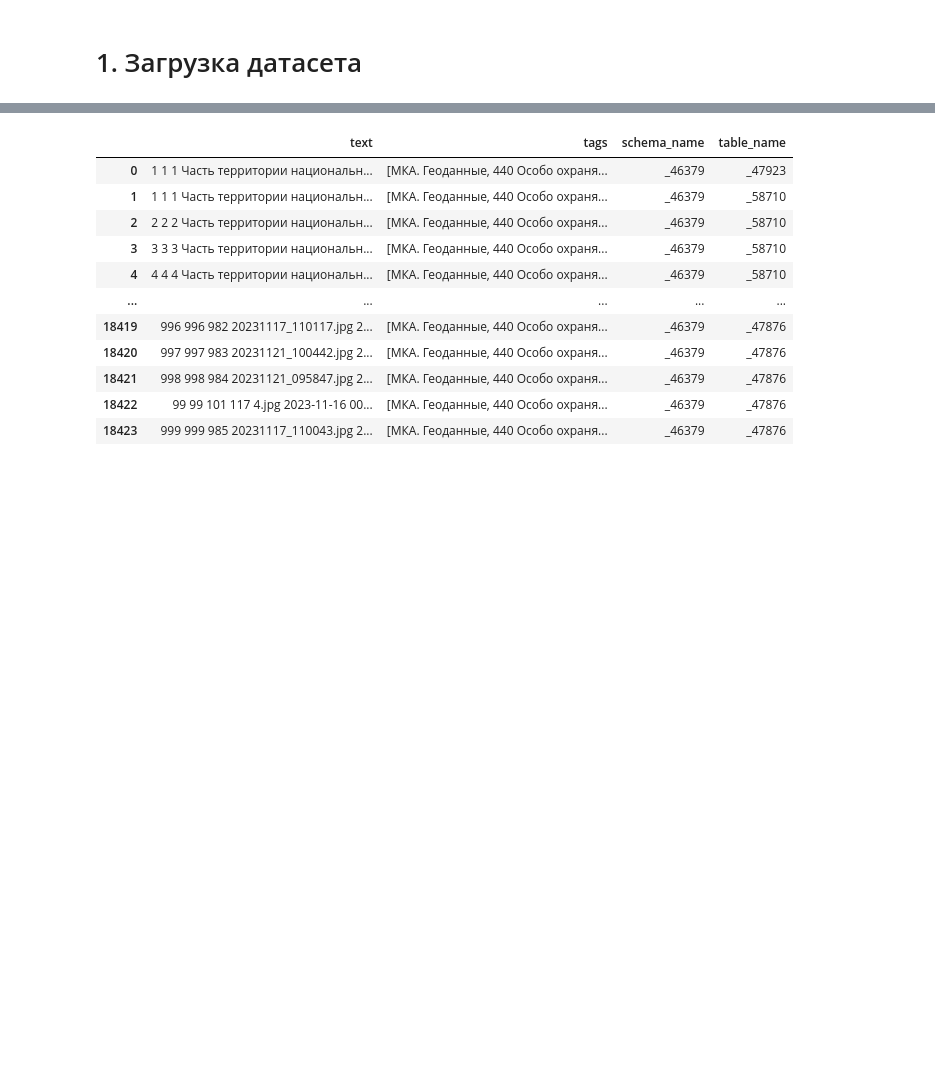
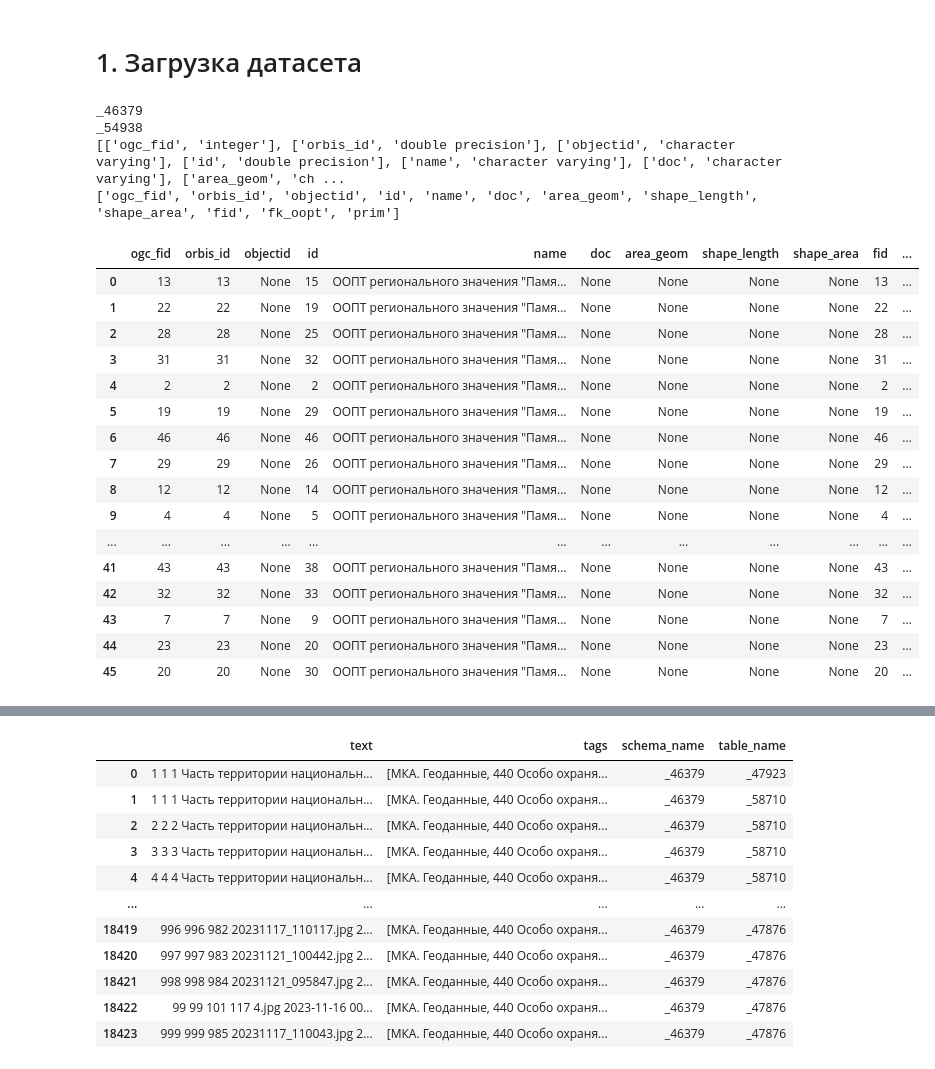
Before and after one commit to FuseII/dam_system, a Jupyter notebook: typos/scripts/typos.ipynb, the cells around one changed output, grey strips where cells are left out. Drawn from its saved outputs; the diff is of its cells as text; code cells hidden in the pictures; blank space fills up the shorter version.

```diff
--- a/typos/scripts/typos.ipynb
+++ b/typos/scripts/typos.ipynb
@@ -12,2 +15,47 @@ import re
 # %% [markdown]
 # 1. Загрузка датасета
+# %%
+# schema_name = None
+# table_name = None
+# columns = None
+with open(r'../../data/_46379._54938.txt', 'r', encoding='utf-8') as file:
+    line = json.loads(file.readline())
+    schema_name = line["schema_name"]
+    table_name = line['table_name']
+    columns = line['columns']
+    column_names = [x[0] for x in columns]
+    df = pd.read_json(file, lines=True)
+    df.columns= column_names
+
+
+print(schema_name)
+print(table_name)
+print(columns)
+print(column_names)
+df
+
+
+
+# df = pd.read_json("data/_46379._54938.txt", lines=True)
+# %% [output]
+_46379
+_54938
+[['ogc_fid', 'integer'], ['orbis_id', 'double precision'], ['objectid', 'character varying'], ['id', 'double precision'], ['name', 'character varying'], ['doc', 'character varying'], ['area_geom', 'ch ...
+['ogc_fid', 'orbis_id', 'objectid', 'id', 'name', 'doc', 'area_geom', 'shape_length', 'shape_area', 'fid', 'fk_oopt', 'prim']
+|  | ogc_fid | orbis_id | objectid | id | name | doc | area_geom | shape_length | shape_area | fid | ... |
+| 0 | 13 | 13 | None | 15 | ООПТ регионального значения "Памя... | None | None | None | None | 13 | ... |
+| 1 | 22 | 22 | None | 19 | ООПТ регионального значения "Памя... | None | None | None | None | 22 | ... |
+| 2 | 28 | 28 | None | 25 | ООПТ регионального значения "Памя... | None | None | None | None | 28 | ... |
+| 3 | 31 | 31 | None | 32 | ООПТ регионального значения "Памя... | None | None | None | None | 31 | ... |
+| 4 | 2 | 2 | None | 2 | ООПТ регионального значения "Памя... | None | None | None | None | 2 | ... |
+| 5 | 19 | 19 | None | 29 | ООПТ регионального значения "Памя... | None | None | None | None | 19 | ... |
+| 6 | 46 | 46 | None | 46 | ООПТ регионального значения "Памя... | None | None | None | None | 46 | ... |
+| 7 | 29 | 29 | None | 26 | ООПТ регионального значения "Памя... | None | None | None | None | 29 | ... |
+| 8 | 12 | 12 | None | 14 | ООПТ регионального значения "Памя... | None | None | None | None | 12 | ... |
+| 9 | 4 | 4 | None | 5 | ООПТ регионального значения "Памя... | None | None | None | None | 4 | ... |
+| ... | ... | ... | ... | ... | ... | ... | ... | ... | ... | ... | ... |
+| 41 | 43 | 43 | None | 38 | ООПТ регионального значения "Памя... | None | None | None | None | 43 | ... |
+| 42 | 32 | 32 | None | 33 | ООПТ регионального значения "Памя... | None | None | None | None | 32 | ... |
+| 43 | 7 | 7 | None | 9 | ООПТ регионального значения "Памя... | None | None | None | None | 7 | ... |
+| 44 | 23 | 23 | None | 20 | ООПТ регионального значения "Памя... | None | None | None | None | 23 | ... |
+| 45 | 20 | 20 | None | 30 | ООПТ регионального значения "Памя... | None | None | None | None | 20 | ... |
```
Also changed, not shown: parts of 5 cells of this notebook, 2 other files.
